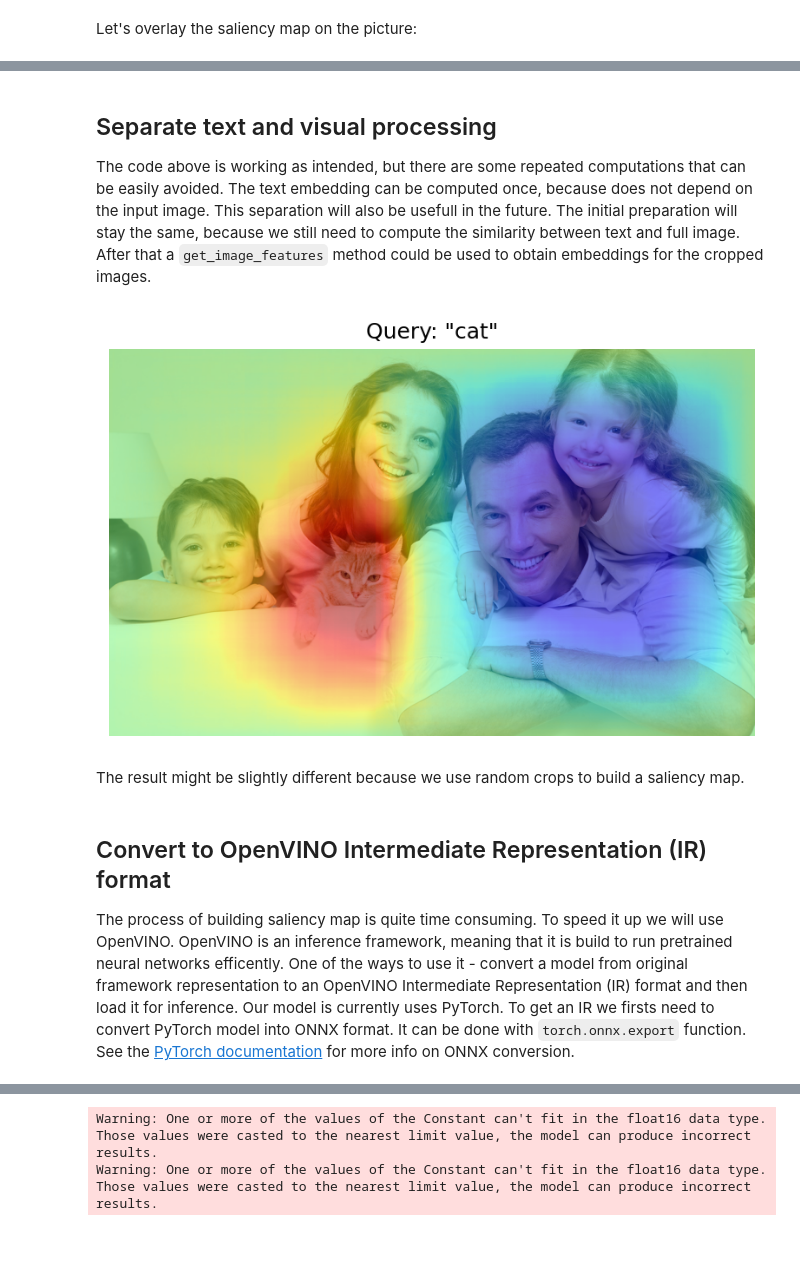
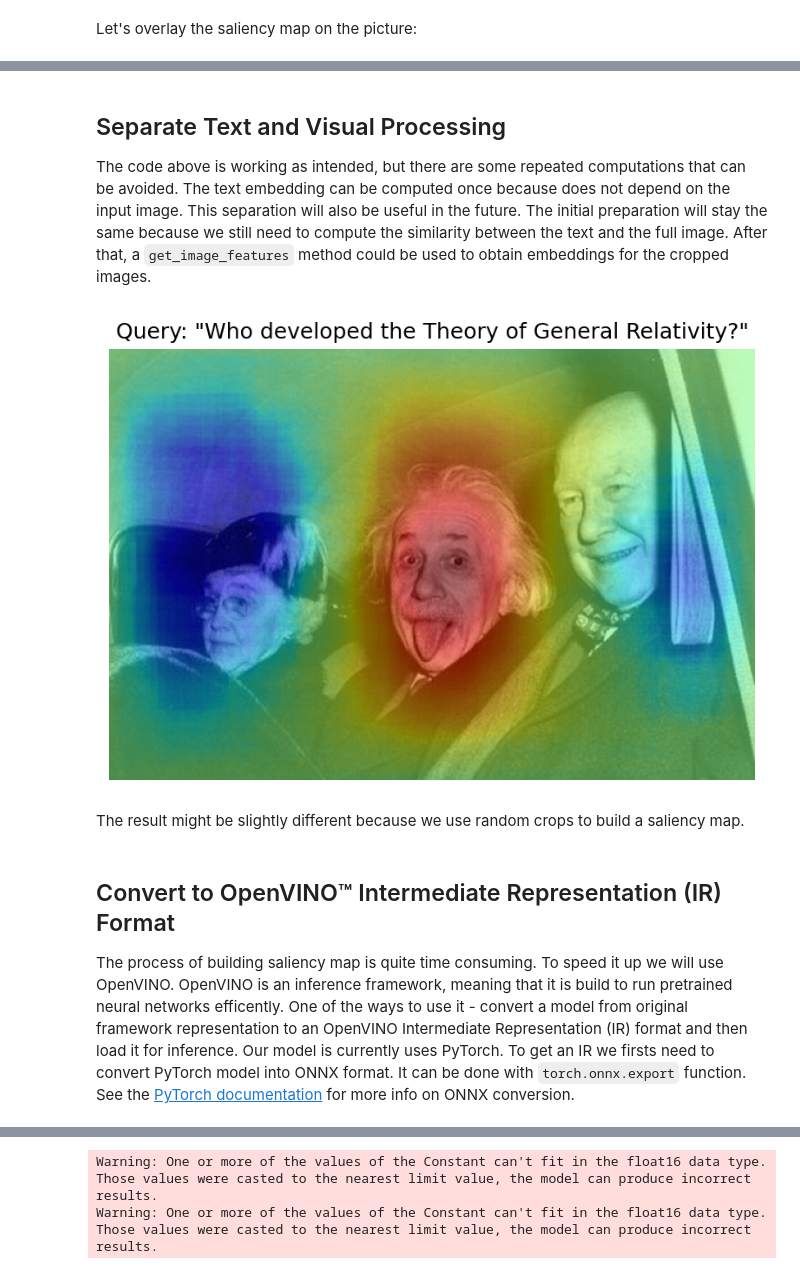
Before and after one commit to apaniukov/openvino_notebooks, a Jupyter notebook: notebooks/clip_visual_saliency/clip_saliency_qa.ipynb, the cells around one changed output, grey strips where cells are left out. Cells and saved outputs as stored; diff of their text form; code cells hidden in the pictures; blank space fills up the shorter version.

```diff
--- a/notebooks/clip_visual_saliency/clip_saliency_qa.ipynb
+++ b/notebooks/clip_visual_saliency/clip_saliency_qa.ipynb
@@ -76,8 +76,7 @@ Let's write helper functions first. We will generate crop coordinates and size w
 def get_random_crop_params(
     image_height: int, image_width: int, min_crop_size: int
 ) -> Tuple[int, int, int, int]:
-    crop_size = np.random.randint(min_crop_size, image_height)
-
+    crop_size = np.random.randint(min_crop_size, min(image_height, image_width))
     x = np.random.randint(image_width - crop_size + 1)
     y = np.random.randint(image_height - crop_size + 1)
     return x, y, crop_size
@@ -106,6 +105,20 @@ def cosine_similarity(
     one: Union[np.ndarray, torch.Tensor], other: Union[np.ndarray, torch.Tensor]
 ) -> Union[np.ndarray, torch.Tensor]:
     return one @ other.T / (np.linalg.norm(one) * np.linalg.norm(other))
+
+
+def plot_saliency_map(image_tensor: np.array, saliency_map: np.array) -> None:
+    plt.figure(dpi=150)
+    plt.imshow(image_tensor)
+    plt.imshow(
+        saliency_map,
+        norm=colors.TwoSlopeNorm(vcenter=0),
+        cmap="jet",
+        alpha=0.5,  #
+    )
+    plt.title(f'Query: "{query}"')
+    plt.axis("off")
+    plt.show()
 # %% [markdown]
 Parameters that are left to define:
 - `n_iters` - how many times the procedure
@@ -116,8 +129,8 @@ Parameters that are left to define:
 n_iters = 2000
 min_crop_size = 50
 
-query = "cat"
-picture_url = "https://week.ba/wp-content/uploads/2019/12/porodica-djeca.jpg"
+query = "Who developed the Theory of General Relativity?"
+picture_url = "https://pbs.twimg.com/media/Ee_aDODUMAAEBjW?format=jpg&name=small"
 image = Image.open(requests.get(picture_url, stream=True).raw)
 im_tensor = np.array(image)
 
@@ -177,45 +180,34 @@ plt.show()
 # %% [markdown]
-## Separate text and visual processing
+## Separate Text and Visual Processing
 
-The code above is working as intended, but there are some repeated computations that can be easily avoided. The text embedding can be computed once, because does not depend on the input image. This separation will also be usefull in the future. The initial preparation will stay the same, because we still need to compute the similarity between text and full image. After that a `get_image_features` method could be used to obtain embeddings for the cropped images.
+The code above is working as intended, but there are some repeated computations that can be avoided. The text embedding can be computed once because does not depend on the input image. This separation will also be useful in the future. The initial preparation will stay the same because we still need to compute the similarity between the text and the full image. After that, a `get_image_features` method could be used to obtain embeddings for the cropped images.
 # %%
 inputs = processor(text=[query], images=[im_tensor], return_tensors="pt")
 with torch.no_grad():
     results = model(**inputs)
 text_embeds = results.text_embeds  # save text embeddings to use them later
 
 initial_similarity = cosine_similarity(text_embeds, results.image_embeds).item()
 saliency_map = np.zeros((y_dim, x_dim))
 
 for _ in tqdm.notebook.tqdm(range(n_iters)):
     x, y, crop_size = get_random_crop_params(y_dim, x_dim, min_crop_size)
     im_crop = get_cropped_image(im_tensor, x, y, crop_size)
 
     image_inputs = processor(images=[im_crop], return_tensors="pt")  #  crop preprocessing
     with torch.no_grad():
         image_embeds = model.get_image_features(**image_inputs)  # calculate image embeddings only
 
     similarity = cosine_similarity(text_embeds, image_embeds).item() - initial_similarity
     update_saliency_map(saliency_map, similarity, x, y, crop_size)
 
-
-plt.figure(dpi=150)
-plt.imshow(im_tensor)
-plt.imshow(
-    saliency_map,
-    norm=colors.TwoSlopeNorm(vcenter=0),
-    cmap="jet",
-    alpha=0.5,
-)
-plt.title(f'Query: "{query}"')
-plt.axis("off")
-plt.show()
+plot_saliency_map(im_tensor, saliency_map)
 # %% [output]
-[figure, old version]
+[figure, new version]
 # %% [markdown]
 The result might be slightly different because we use random crops to build a saliency map.
 # %% [markdown]
-## Convert to OpenVINO Intermediate Representation (IR) format
+## Convert to OpenVINO™ Intermediate Representation (IR) Format
 
 The process of building saliency map is quite time consuming. To speed it up we will use OpenVINO. OpenVINO is an inference framework, meaning that it is build to run pretrained neural networks efficently. One of the ways to use it - convert a model from original framework representation to an OpenVINO Intermediate Representation (IR) format and then load it for inference. Our model is currently uses PyTorch. To get an IR we firsts need to convert PyTorch model into ONNX format. It can be done with `torch.onnx.export` function. See the [PyTorch documentation](https://pytorch.org/docs/stable/onnx.html) for more info on ONNX conversion.
 # %%
```
Also changed, not shown: parts of 22 cells of this notebook.
